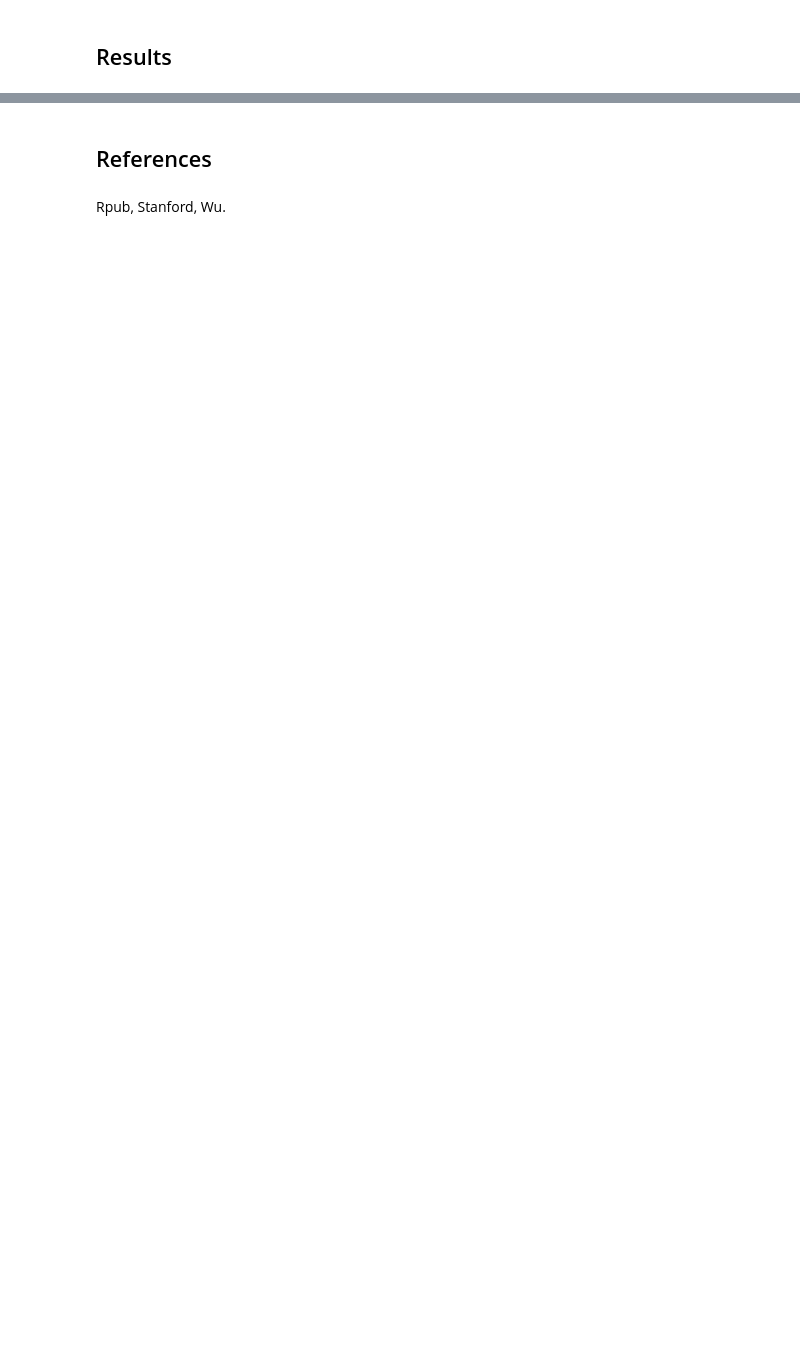
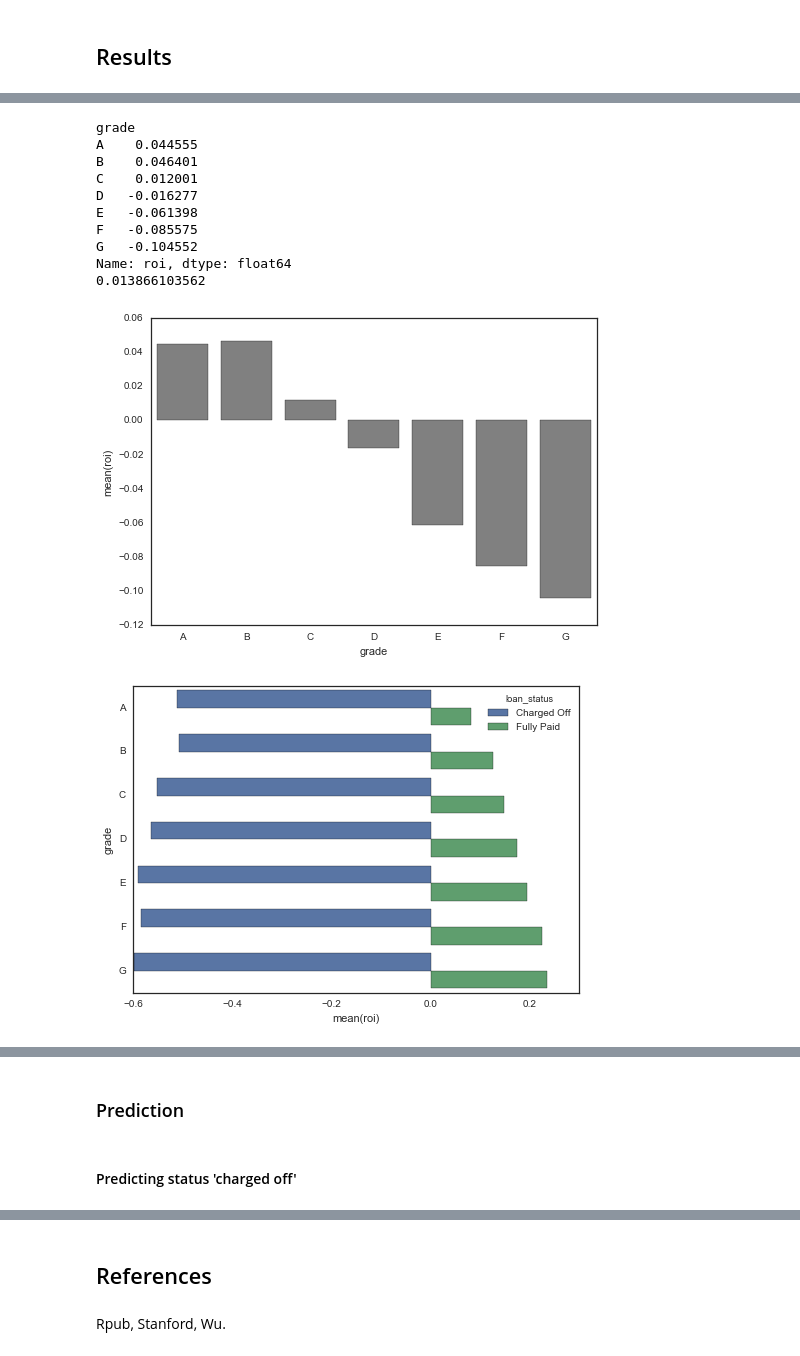
Before and after one commit to RoebideBruijn/datascience-intensive-course, a Jupyter notebook: project/notebooks/Capstone-project.ipynb, the cells around one changed output, grey strips where cells are left out. Cells and saved outputs as stored; diff of their text form; code cells hidden in the pictures; blank space fills up the shorter version.

```diff
--- a/project/notebooks/Capstone-project.ipynb
+++ b/project/notebooks/Capstone-project.ipynb
@@ -251,0 +363,24 @@ We will use a few metrics to test the performance of our classifier on the test
+# %%
+roi = closed_loans.groupby('grade')['roi'].mean()
+print(roi)
+print(closed_loans['roi'].mean())
+sns.barplot(data=roi.reset_index(), x='grade', y='roi', color='gray')
+plt.show()
+roi = closed_loans.groupby(['grade', 'loan_status'])['roi'].mean()
+sns.barplot(data=roi.reset_index(), x='roi', y='grade', hue='loan_status', orient='h')
+plt.show()
+sns.countplot(data=closed_loans, x='grade', hue='loan_status')
+plt.show()
+# %% [output]
+grade
+A    0.044555
+B    0.046401
+C    0.012001
+D   -0.016277
+E   -0.061398
+F   -0.085575
+G   -0.104552
+Name: roi, dtype: float64
+0.013866103562
+[figure, added]
+[figure, added]
@@ -251,0 +388,4 @@ We will use a few metrics to test the performance of our classifier on the test
+# %% [markdown]
+### Prediction
+# %% [markdown]
+#### Predicting status 'charged off'
```
Also changed, not shown: parts of 40 cells of this notebook.
